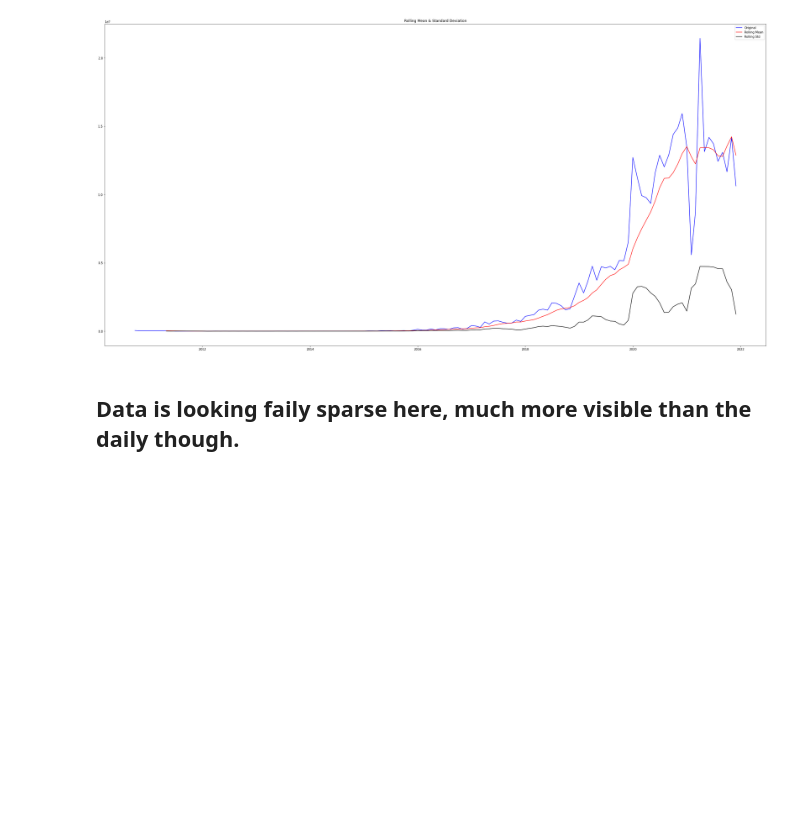
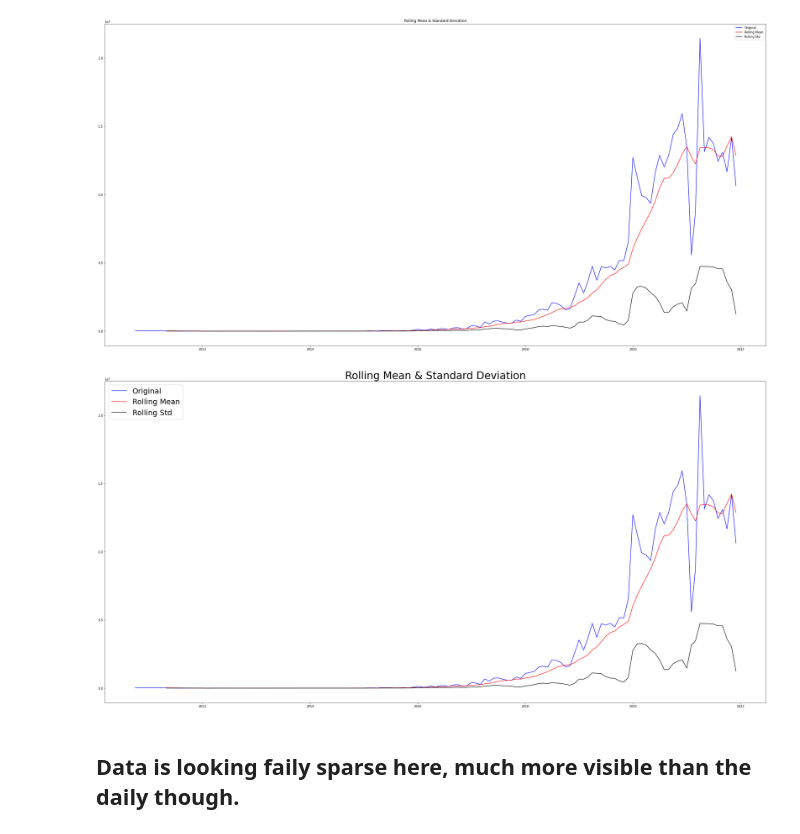
Before and after one commit to mattiedg/Phase-4-Project, a Jupyter notebook: Workbooks/EDA.ipynb, the cells around one changed output. Cells and saved outputs as stored; diff of their text form; code cells hidden in the pictures; blank space fills up the shorter version.

```diff
--- a/Workbooks/EDA.ipynb
+++ b/Workbooks/EDA.ipynb
@@ -76,6 +81,16 @@ plt.title('Rolling Mean & Standard Deviation')
 plt.show(block=False)
 # %% [output]
 [figure]
+# %%
+fig = plt.figure(figsize=(40,20))
+plt.plot(ts1, color='blue', label='Original')
+plt.plot(roll_mean_1, color='red', label='Rolling Mean')
+plt.plot(roll_std_1, color='black', label = 'Rolling Std')
+plt.legend(loc='best',fontsize=25)
+plt.title('Rolling Mean & Standard Deviation',fontsize=35)
+plt.show(block=False)
+# %% [output]
+[figure, added]
 # %% [markdown]
 ## Data is looking faily sparse here, much more visible than the daily though.
 # %%
```
Also changed, not shown: parts of 3 cells of this notebook, 2 other files.
